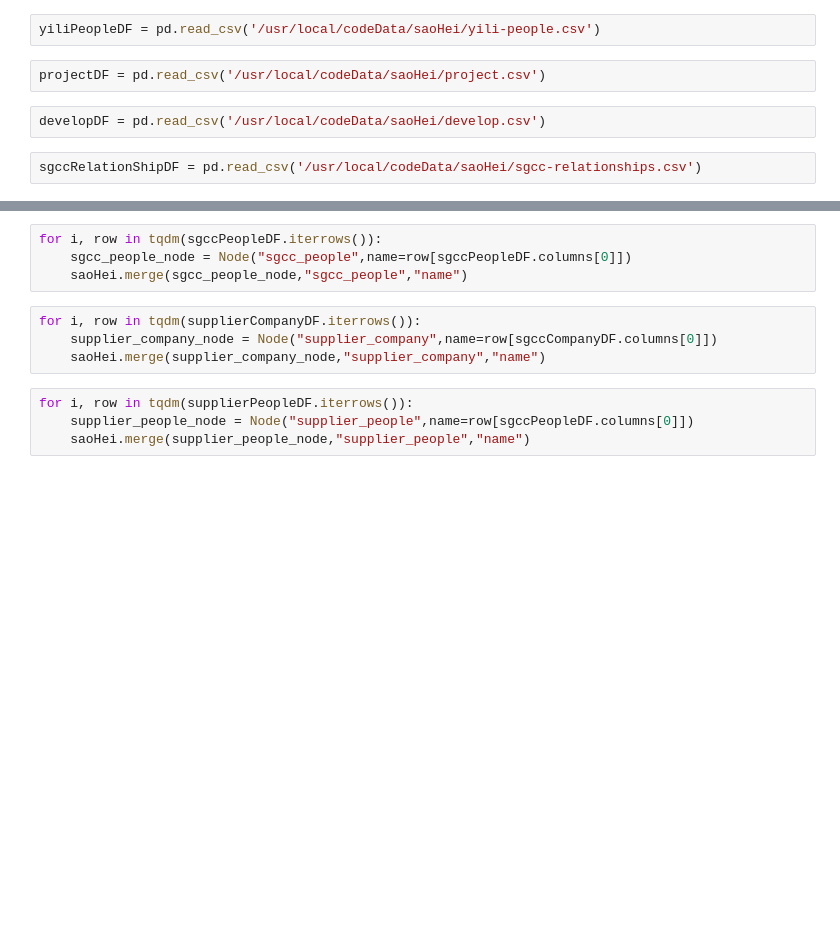
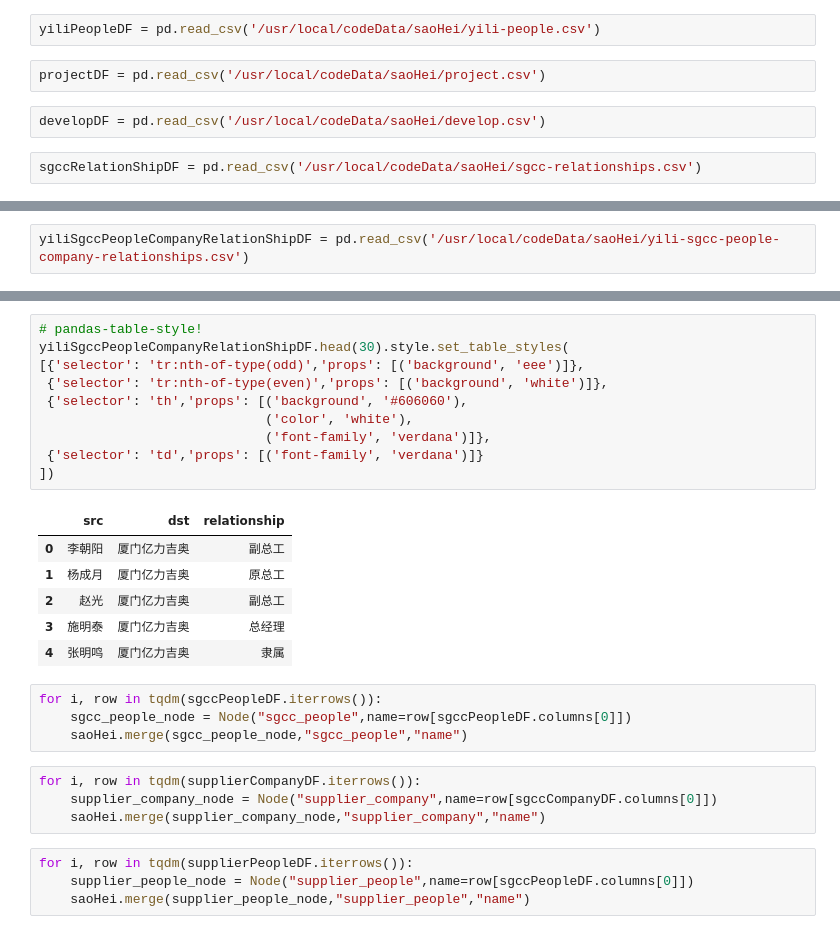
Before and after one commit to konfer/jupyter_bd, a Jupyter notebook: saoHei.ipynb, the cells around one changed output, grey strips where cells are left out. Cells and saved outputs as stored; diff of their text form; blank space fills up the shorter version.

```diff
--- a/saoHei.ipynb
+++ b/saoHei.ipynb
@@ -46,3 +50,5 @@ yiliRelationShipDF = pd.read_csv('/usr/local/codeData/saoHei/yili-relationships.
+# %%
+yiliSgccPeopleCompanyRelationShipDF = pd.read_csv('/usr/local/codeData/saoHei/yili-sgcc-people-company-relationships.csv')
 # %%
 # pandas-table-style!
 sgccCompanyDF.head(20).style.set_table_styles(
@@ -166,3 +369,20 @@ yiliRelationShipDF.head(30).style.set_table_styles(
+# %%
+# pandas-table-style!
+yiliSgccPeopleCompanyRelationShipDF.head(30).style.set_table_styles(
+[{'selector': 'tr:nth-of-type(odd)','props': [('background', 'eee')]},
+ {'selector': 'tr:nth-of-type(even)','props': [('background', 'white')]},
+ {'selector': 'th','props': [('background', '#606060'),
+                             ('color', 'white'),
+                             ('font-family', 'verdana')]},
+ {'selector': 'td','props': [('font-family', 'verdana')]}
+])
+# %% [output]
+|  | src | dst | relationship |
+| 0 | 李朝阳 | 厦门亿力吉奥 | 副总工 |
+| 1 | 杨成月 | 厦门亿力吉奥 | 原总工 |
+| 2 | 赵光 | 厦门亿力吉奥 | 副总工 |
+| 3 | 施明泰 | 厦门亿力吉奥 | 总经理 |
+| 4 | 张明鸣 | 厦门亿力吉奥 | 隶属 |
 # %%
 for i, row in tqdm(sgccPeopleDF.iterrows()):
     sgcc_people_node = Node("sgcc_people",name=row[sgccPeopleDF.columns[0]])
```
Also changed, not shown: parts of 36 cells of this notebook.
